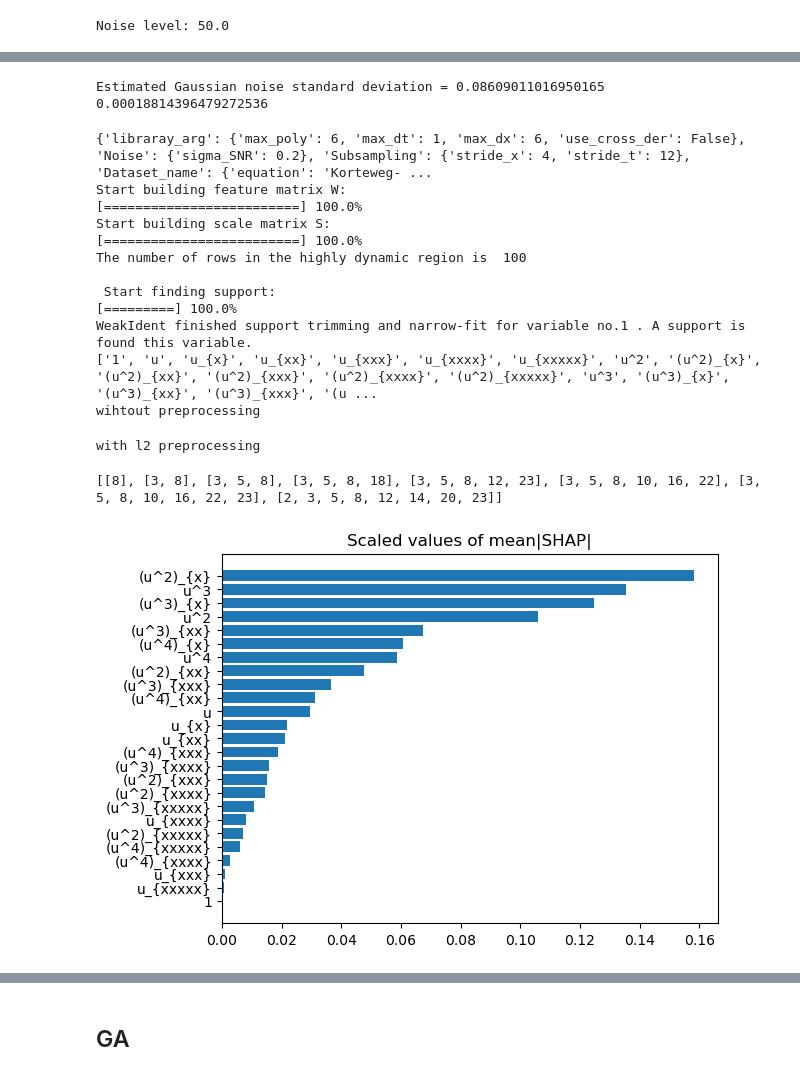
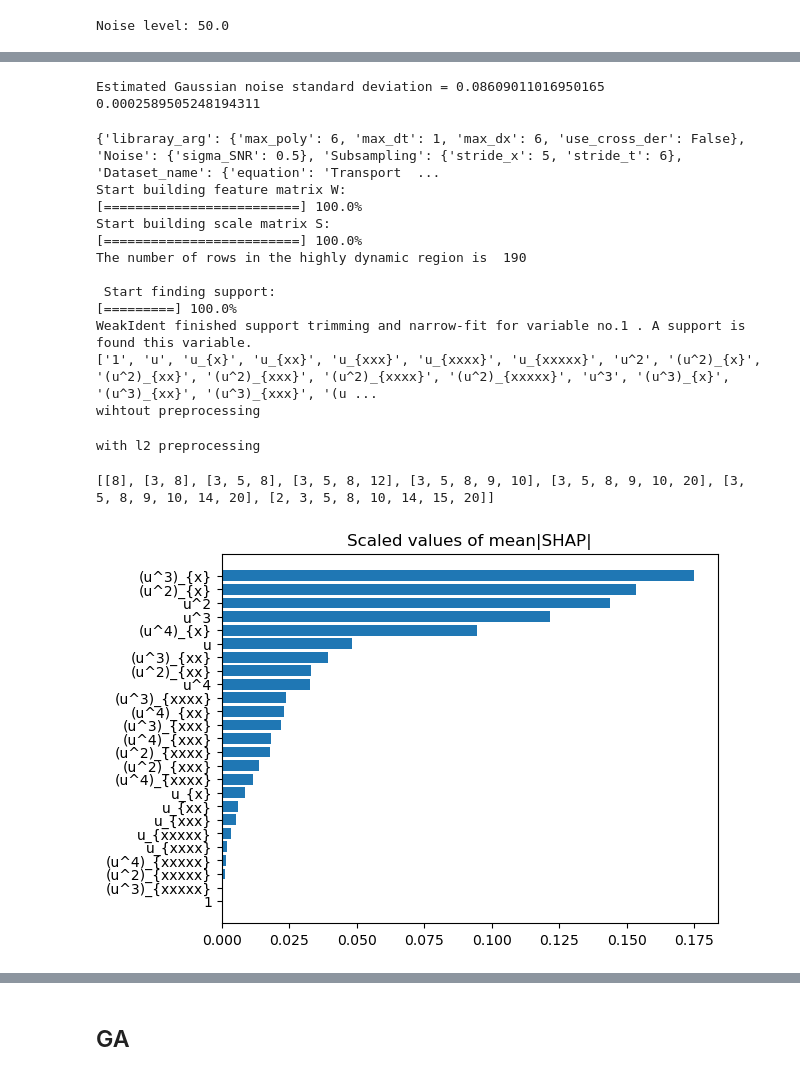
Before and after one commit to Pongpisit-Thanasutives/UBIC-test, a Jupyter notebook: Examples/Burgers by GA.ipynb, the cells around one changed output, grey strips where cells are left out. Cells and saved outputs as stored; diff of their text form; code cells hidden in the pictures.

```diff
--- a/Examples/Burgers by GA.ipynb
+++ b/Examples/Burgers by GA.ipynb
@@ -86,7 +86,7 @@ for ws in range(5, 27, 2):
     denoising_performance1.append(((denoised_u-u_clean)**2).mean())
 
     X_pre, y_pre, weak_ident_coeff, lhs, rhs = weak_ident(denoised_u, xt, np.array([]),
-                                                          max_dx=5, skip_x=4, skip_t=12,
+                                                          max_dx=5, skip_x=5, skip_t=6,
                                                           max_poly=4, tau=0.05)
 
     denoising_performance2.append(np.linalg.lstsq(X_pre, y_pre, rcond=None)[1][0])
@@ -128,8 +128,7 @@ print(f'Estimated Gaussian noise standard deviation = {sigma_est}')
 
 denoise = True
 if denoise:
-    # 13, 13, 13 for noise_lv = 30, 40, 50
-    u = SGolayFilter2(window_size=13, poly_order=3)(u)
+    u = SGolayFilter2(window_size=int(ws), poly_order=3)(u)
     print(((u-u_clean)**2).mean())
 
 use_nn_base_features = False
@@ -146,13 +145,13 @@ if use_nn_base_features:
         print("NN NOT FOUND.")
 # %% [output]
 Estimated Gaussian noise standard deviation = 0.08609011016950165
-0.00018814396479272536
+0.0002589505248194311
 # %%
-with open('./weakident_configs/config_5.yaml') as f:
+with open('./weakident_configs/config_1.yaml') as f:
     print(yaml.safe_load(f))
 
 X_pre, y_pre, weak_ident_coeff, lhs, rhs = weak_ident(u, xt, np.array([]),
-                                                      max_dx=5, skip_x=4, skip_t=12,
+                                                      max_dx=5, skip_x=5, skip_t=6,
                                                       max_poly=4, tau=0.05)
 print(rhs)
 
@@ -165,37 +164,37 @@ try:
                                            y_pre, k=8)
 except AttributeError:
     # with preprocessing
     try:
         print("with l2 preprocessing")
         _, best_subsets = okridge_solvel0_full(normalize(X_pre, norm='l2', axis=0),
                                                y_pre, k=8)
     except AttributeError:
         print("with max preprocessing")
         _, best_subsets = okridge_solvel0_full(normalize(X_pre, norm='max', axis=0),
                                                y_pre, k=8)
 print(best_subsets)
 
 feature_importance = shap_linear_importance(X_pre, y_pre)
 plt.barh(np.array(rhs)[np.argsort(feature_importance)],
          feature_importance[np.argsort(feature_importance)])
 plt.title("Scaled values of mean|SHAP|")
 plt.show()
 # %% [output]
-{'libraray_arg': {'max_poly': 6, 'max_dt': 1, 'max_dx': 6, 'use_cross_der': False}, 'Noise': {'sigma_SNR': 0.2}, 'Subsampling': {'stride_x': 4, 'stride_t': 12}, 'Dataset_name': {'equation': 'Korteweg- ...
+{'libraray_arg': {'max_poly': 6, 'max_dt': 1, 'max_dx': 6, 'use_cross_der': False}, 'Noise': {'sigma_SNR': 0.5}, 'Subsampling': {'stride_x': 5, 'stride_t': 6}, 'Dataset_name': {'equation': 'Transport  ...
 Start building feature matrix W:
 [=========================] 100.0%
 Start building scale matrix S:
 [=========================] 100.0%
-The number of rows in the highly dynamic region is  100
+The number of rows in the highly dynamic region is  190
 
  Start finding support:
 [=========] 100.0%
 WeakIdent finished support trimming and narrow-fit for variable no.1 . A support is found this variable.
 ['1', 'u', 'u_{x}', 'u_{xx}', 'u_{xxx}', 'u_{xxxx}', 'u_{xxxxx}', 'u^2', '(u^2)_{x}', '(u^2)_{xx}', '(u^2)_{xxx}', '(u^2)_{xxxx}', '(u^2)_{xxxxx}', 'u^3', '(u^3)_{x}', '(u^3)_{xx}', '(u^3)_{xxx}', '(u ...
 wihtout preprocessing
 with l2 preprocessing
-[[8], [3, 8], [3, 5, 8], [3, 5, 8, 18], [3, 5, 8, 12, 23], [3, 5, 8, 10, 16, 22], [3, 5, 8, 10, 16, 22, 23], [2, 3, 5, 8, 12, 14, 20, 23]]
+[[8], [3, 8], [3, 5, 8], [3, 5, 8, 12], [3, 5, 8, 9, 10], [3, 5, 8, 9, 10, 20], [3, 5, 8, 9, 10, 14, 20], [2, 3, 5, 8, 10, 14, 15, 20]]
-[figure, old version]
+[figure, new version]
 # %%
 # slower than WeakIdent
 function_library = ps.PolynomialLibrary(degree=4, include_bias=False)
```
Also changed, not shown: parts of 17 cells of this notebook, 2 other files.
